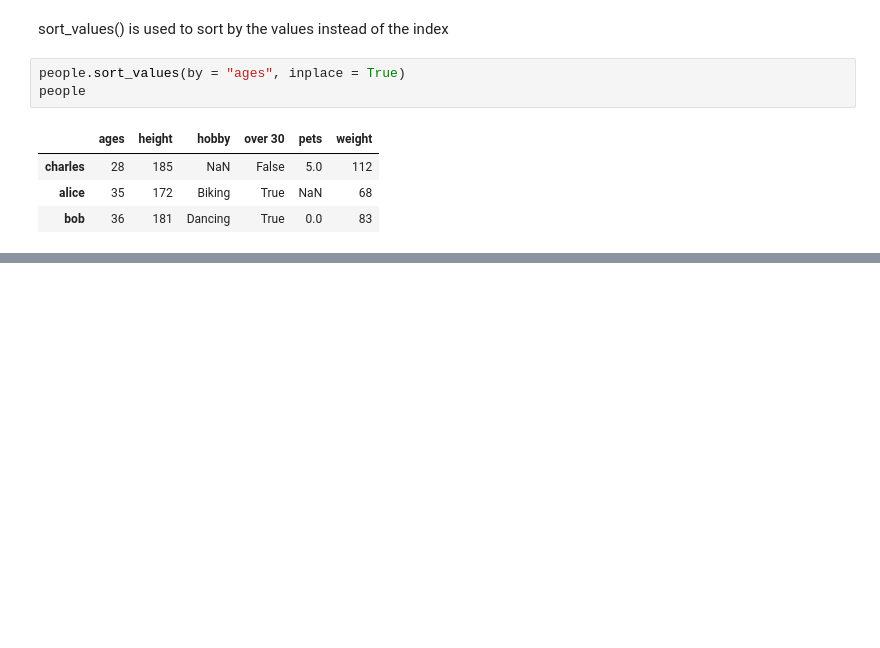
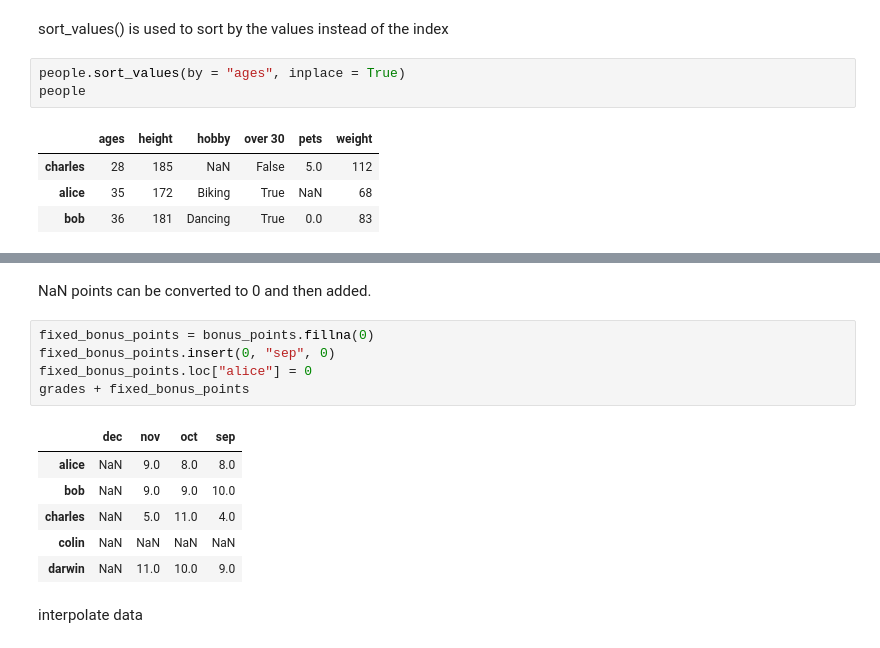
Before and after one commit to nagendraputhane/NumPy-Pandas, a Jupyter notebook: pandas.ipynb, the cells around one changed output, grey strips where cells are left out. Cells and saved outputs as stored; diff of their text form; blank space fills up the shorter version.

```diff
--- a/pandas.ipynb
+++ b/pandas.ipynb
@@ -503,0 +620,16 @@ people
+# %% [markdown]
+NaN points can be converted to 0 and then added.
+# %%
+fixed_bonus_points = bonus_points.fillna(0)
+fixed_bonus_points.insert(0, "sep", 0)
+fixed_bonus_points.loc["alice"] = 0
+grades + fixed_bonus_points
+# %% [output]
+|  | dec | nov | oct | sep |
+| alice | NaN | 9.0 | 8.0 | 8.0 |
+| bob | NaN | 9.0 | 9.0 | 10.0 |
+| charles | NaN | 5.0 | 11.0 | 4.0 |
+| colin | NaN | NaN | NaN | NaN |
+| darwin | NaN | 11.0 | 10.0 | 9.0 |
+# %% [markdown]
+interpolate data
```
Also changed, not shown: parts of 22 cells of this notebook.
